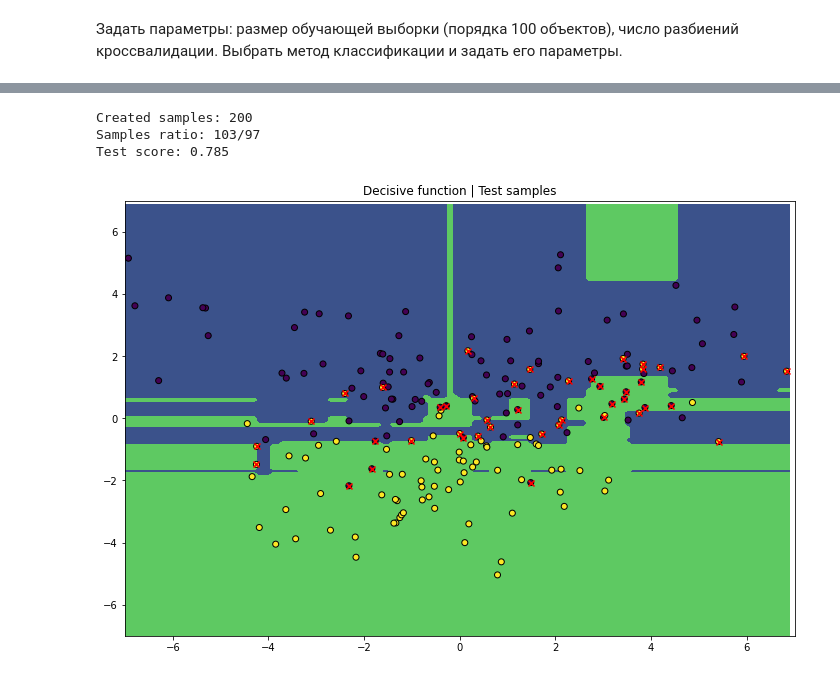
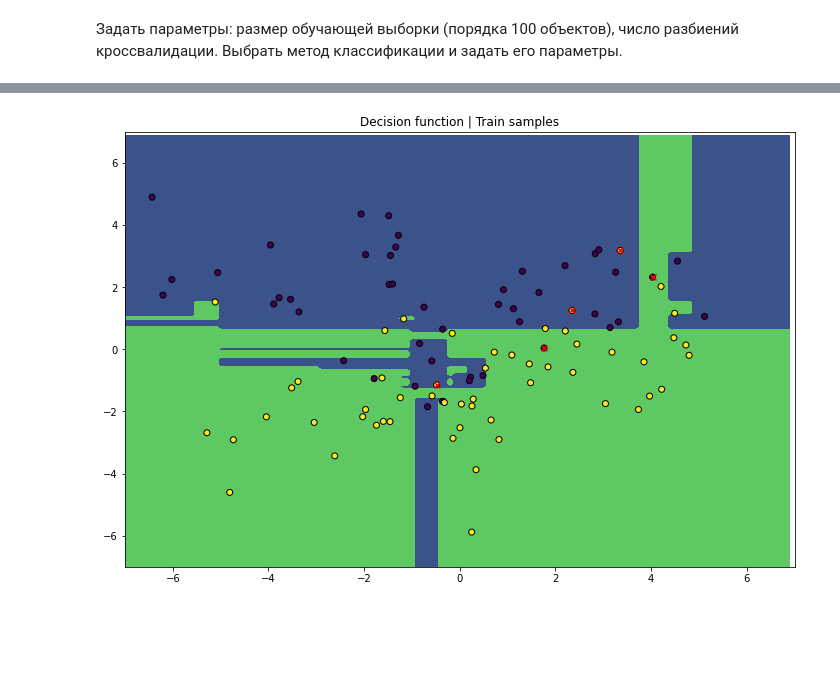
Before and after one commit to pishchev/RGR, a Jupyter notebook: RGR.ipynb, the cells around one changed output, grey strips where cells are left out. Drawn from its saved outputs; the diff is of its cells as text; code cells hidden in the pictures; blank space fills up the shorter version.

Commit message:
Refactored draw_predictions_on_decision_plane

```diff
--- a/RGR.ipynb
+++ b/RGR.ipynb
@@ -116,15 +116,16 @@ Train score: 0.96
-# %%
-predictions = clf.predict(pos.reshape(pos.shape[0]**2, 2))
-predictions = predictions.reshape(pos.shape[0],pos.shape[1])
 # %%
-fig = plt.figure(figsize=(12, 8))
+desicion_function_grid = clf.predict(pos.reshape(pos.shape[0]**2, 2))
+desicion_function_grid = desicion_function_grid.reshape(pos.shape[0],pos.shape[1])
 
-ax = fig.add_subplot(111)
-ax.set_title('Decisive function | Train samples')
-ax.set_xlim(-max, max)
-ax.set_ylim(-max, max)
-cs = ax.contourf(x, y, predictions , levels=1)
-ax.scatter(dataset[:,1],dataset[:,2], c=dataset[:,0], edgecolors='black');
-train_predictions = clf.predict(dataset[:, 1:])
-ax.scatter(dataset[dataset[:, 0] != train_predictions, 1],
-           dataset[dataset[:, 0] != train_predictions, 2], c='red', marker='x');
+def draw_predictions_on_decision_plane(dataset, title):
+    fig = plt.figure(figsize=(12, 8))
+
+    ax = fig.add_subplot(111)
+    ax.set_title(title)
+    ax.set_xlim(-max, max)
+    ax.set_ylim(-max, max)
+    cs = ax.contourf(x, y, desicion_function_grid , levels=1)
+    ax.scatter(dataset[:,1],dataset[:,2], c=dataset[:,0], edgecolors='black');
+    predictions = clf.predict(dataset[:, 1:])
+    ax.scatter(dataset[dataset[:, 0] != predictions, 1],
+            dataset[dataset[:, 0] != predictions, 2], c='red', marker='x');
@@ -133,22 +132,4 @@ ax.scatter(dataset[dataset[:, 0] != train_predictions, 1],
-# %%
-test_dataset = generate_dataset(200)
-
-fig = plt.figure(figsize=(12, 8))
-
-ax = fig.add_subplot(111)
-ax.set_title('Decisive function | Test samples')
-ax.set_xlim(-max, max)
-ax.set_ylim(-max, max)
-cs = ax.contourf(x, y, predictions , levels=1)
-ax.scatter(test_dataset[:,1],test_dataset[:,2], c=test_dataset[:,0], edgecolors='black');
-
-test_predictions = clf.predict(test_dataset[:, 1:])
-ax.scatter(test_dataset[test_dataset[:, 0] != test_predictions, 1],
-           test_dataset[test_dataset[:, 0] != test_predictions, 2], c='red', marker='x')
-
-print(f"Test score: {clf.score(test_dataset[:, 1:], test_dataset[:, 0])}")
-# %% [output]
-Created samples: 200
-Samples ratio: 103/97
-Test score: 0.785
-[figure, removed]
+# %%
+draw_predictions_on_decision_plane(dataset, "Decision function | Train samples")
+# %% [output]
+[figure, added]
```
Also changed, not shown: parts of 6 cells of this notebook.
